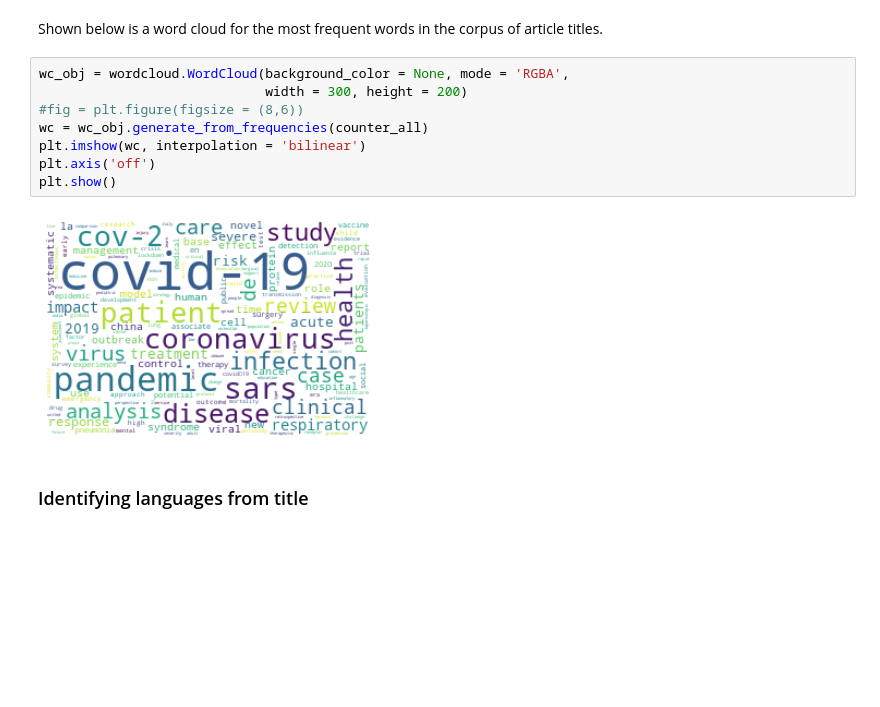
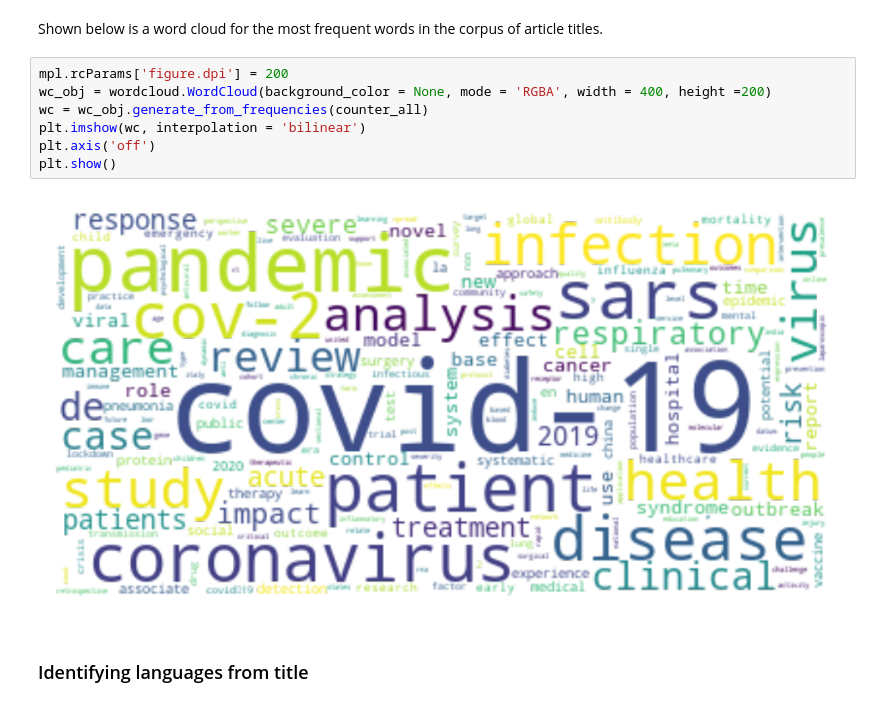
Before and after one commit to aldencabajar/cord-19-topic-modeling, a Jupyter notebook: cord-dataset-exploration.ipynb, the cells around one changed output. Saved outputs shown, nothing was run; the diff lists cells and outputs as text; blank space fills up the shorter version.

```diff
--- a/cord-dataset-exploration.ipynb
+++ b/cord-dataset-exploration.ipynb
@@ -107,15 +108,14 @@ counter_all = plot_top_n_words(docs_token_list_all, top_n = 50, return_counter =
 # %% [markdown]
 Shown below is a word cloud for the most frequent words in the corpus of article titles.
 # %%
-wc_obj = wordcloud.WordCloud(background_color = None, mode = 'RGBA',
-                             width = 300, height = 200)
-#fig = plt.figure(figsize = (8,6))
+mpl.rcParams['figure.dpi'] = 200
+wc_obj = wordcloud.WordCloud(background_color = None, mode = 'RGBA', width = 400, height =200)
 wc = wc_obj.generate_from_frequencies(counter_all)
 plt.imshow(wc, interpolation = 'bilinear')
 plt.axis('off')
 plt.show()
 # %% [output]
-[figure, old version]
+[figure, new version]
 # %% [markdown]
 ### Identifying languages from title
 # %% [markdown]
```
Also changed, not shown: parts of 3 cells of this notebook.
